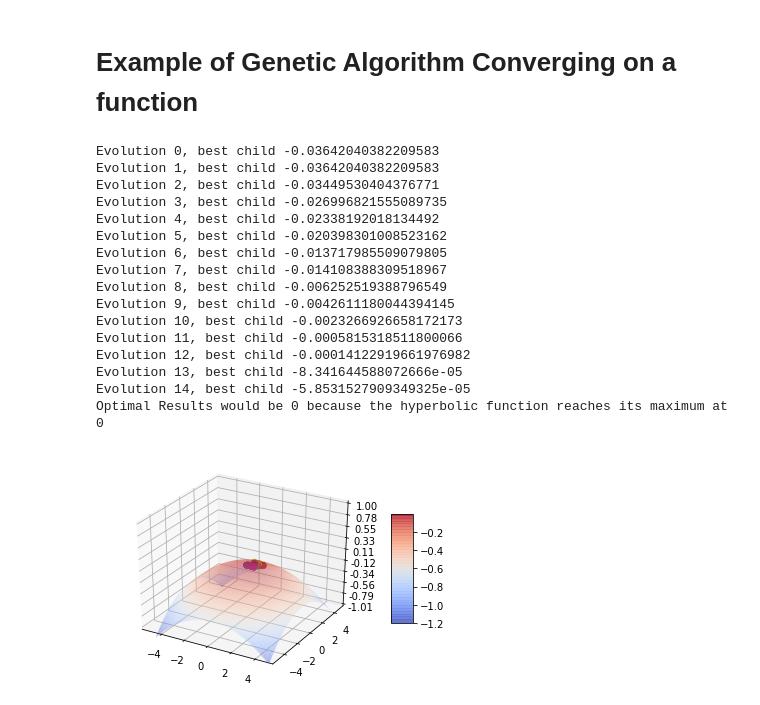
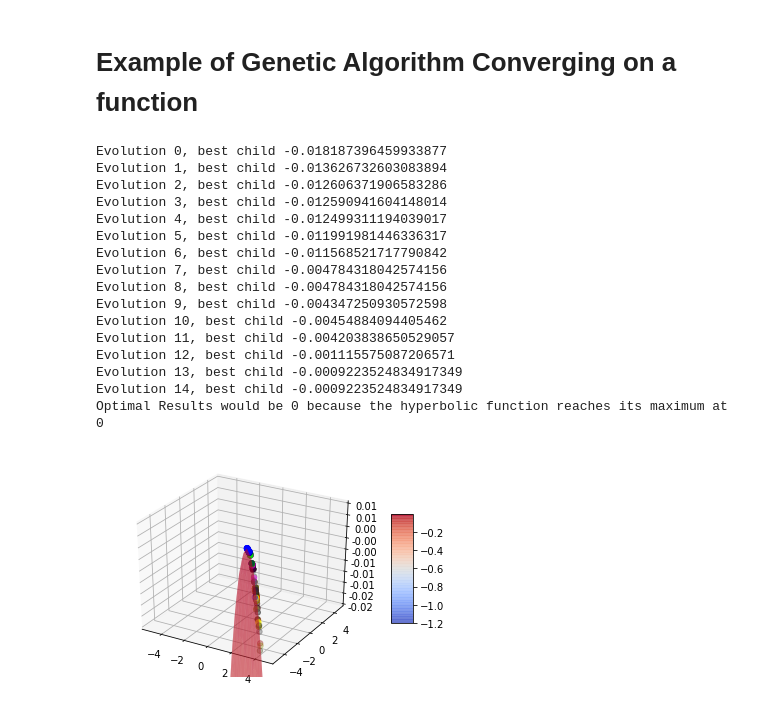
Before and after one commit to JonasRSV/ANNGenetic, a Jupyter notebook: EvolutionDemoOn2Dfunction.ipynb, the cells around one changed output. Saved outputs shown, nothing was run; the diff lists cells and outputs as text; code cells hidden in the pictures.

```diff
--- a/EvolutionDemoOn2Dfunction.ipynb
+++ b/EvolutionDemoOn2Dfunction.ipynb
@@ -45,7 +45,7 @@ network.add_layer(ann.Layer(2, act=ann.sigmoid))
 ga = ann.Genetic(10, verbose=False)
 ga.create_family(network)
 
-ri = np.array([1])
+ri = np.array([-10])
 
 fig = plt.figure()
 ax = fig.gca(projection='3d')
@@ -69,47 +69,47 @@ for gc in generation_colors:
 
     ga.evolve(evl)
 
     print("Evolution {}, best child {}".format(evolution, best))
 
     evolution += 1
     plt.scatter(xs, ys, zs=zs, s=30, c=gc)
 
 
 
 # Make data.
 X = np.arange(-5, 5, 0.25)
 Y = np.arange(-5, 5, 0.25)
 X, Y = np.meshgrid(X, Y)
 Z = function_to_maximize(X, Y)
 
 # Plot the surface.
 surf = ax.plot_surface(X, Y, Z, cmap=cm.coolwarm,
                        linewidth=0, antialiased=True, alpha=0.4)
 
-ax.set_zlim(-1.01, 1)
+ax.set_zlim(-0.02, 0.01 )
 ax.zaxis.set_major_locator(LinearLocator(10))
 ax.zaxis.set_major_formatter(FormatStrFormatter('%.02f'))
 
 fig.colorbar(surf, shrink=0.5, aspect=5)
 
 print("Optimal Results would be 0 because the hyperbolic function reaches its maximum at 0")
 
 plt.show()
 # %% [output]
-Evolution 0, best child -0.03642040382209583
-Evolution 1, best child -0.03642040382209583
-Evolution 2, best child -0.03449530404376771
-Evolution 3, best child -0.026996821555089735
-Evolution 4, best child -0.02338192018134492
-Evolution 5, best child -0.020398301008523162
-Evolution 6, best child -0.013717985509079805
-Evolution 7, best child -0.014108388309518967
-Evolution 8, best child -0.006252519388796549
-Evolution 9, best child -0.0042611180044394145
-Evolution 10, best child -0.0023266926658172173
-Evolution 11, best child -0.0005815318511800066
-Evolution 12, best child -0.00014122919661976982
-Evolution 13, best child -8.341644588072666e-05
-Evolution 14, best child -5.8531527909349325e-05
+Evolution 0, best child -0.018187396459933877
+Evolution 1, best child -0.013626732603083894
+Evolution 2, best child -0.012606371906583286
+Evolution 3, best child -0.012590941604148014
+Evolution 4, best child -0.012499311194039017
+Evolution 5, best child -0.011991981446336317
+Evolution 6, best child -0.011568521717790842
+Evolution 7, best child -0.004784318042574156
+Evolution 8, best child -0.004784318042574156
+Evolution 9, best child -0.004347250930572598
+Evolution 10, best child -0.00454884094405462
+Evolution 11, best child -0.004203838650529057
+Evolution 12, best child -0.001115575087206571
+Evolution 13, best child -0.0009223524834917349
+Evolution 14, best child -0.0009223524834917349
 Optimal Results would be 0 because the hyperbolic function reaches its maximum at 0
-[figure, old version]
+[figure, new version]
```
Also changed, not shown: 3 other files.
